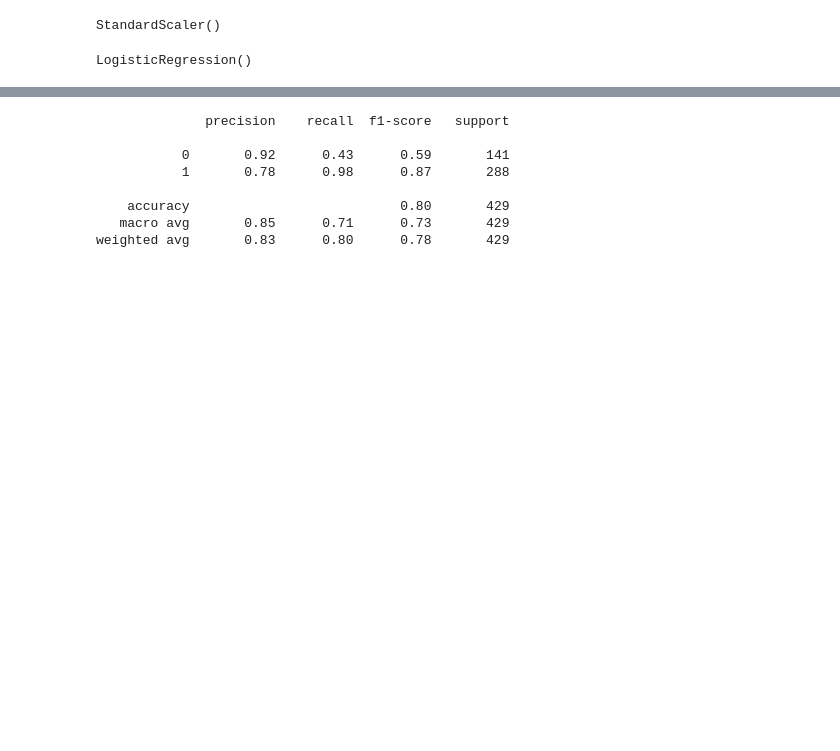
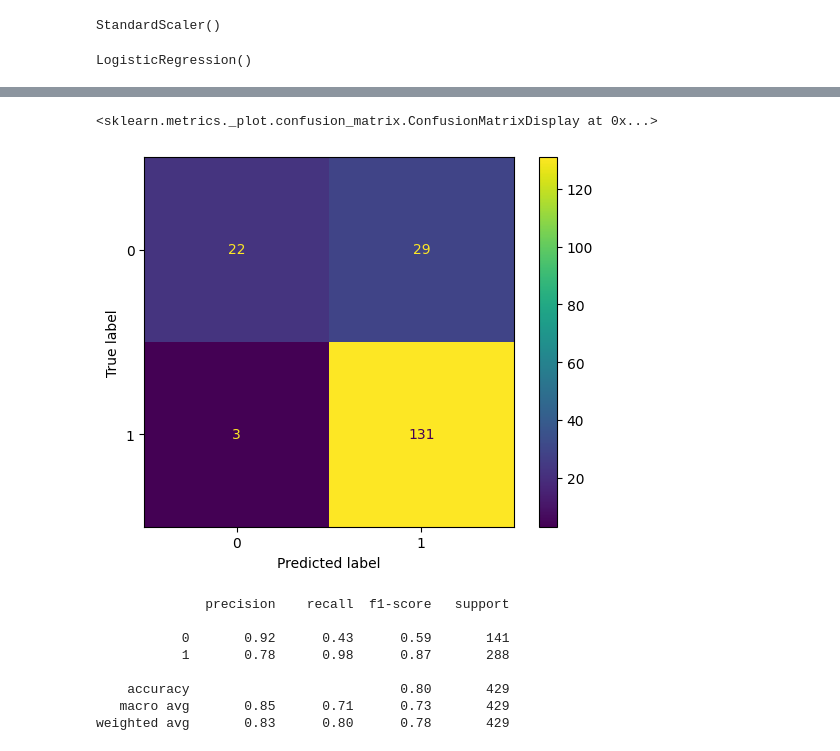
Before and after one commit to incognito-r/Hackathon, a Jupyter notebook: Predict Loan Eligibility/main.ipynb, the cells around one changed output, grey strips where cells are left out. Drawn from its saved outputs; the diff is of its cells as text; code cells hidden in the pictures; blank space fills up the shorter version.

```diff
--- a/Predict Loan Eligibility/main.ipynb
+++ b/Predict Loan Eligibility/main.ipynb
@@ -585 +574,9 @@ array([[ 61,  80],
+# %%
+# Confusion Matrix
+cm_test = confusion_matrix(y_test, y_pred_test)
+cm_test_display = metrics.ConfusionMatrixDisplay(confusion_matrix = cm_test, display_labels = [0, 1])
+cm_test_display.plot()
+# %% [output]
+<sklearn.metrics._plot.confusion_matrix.ConfusionMatrixDisplay at 0x...>
+[figure, added]
 # %%
```
Also changed, not shown: parts of 11 cells of this notebook.
